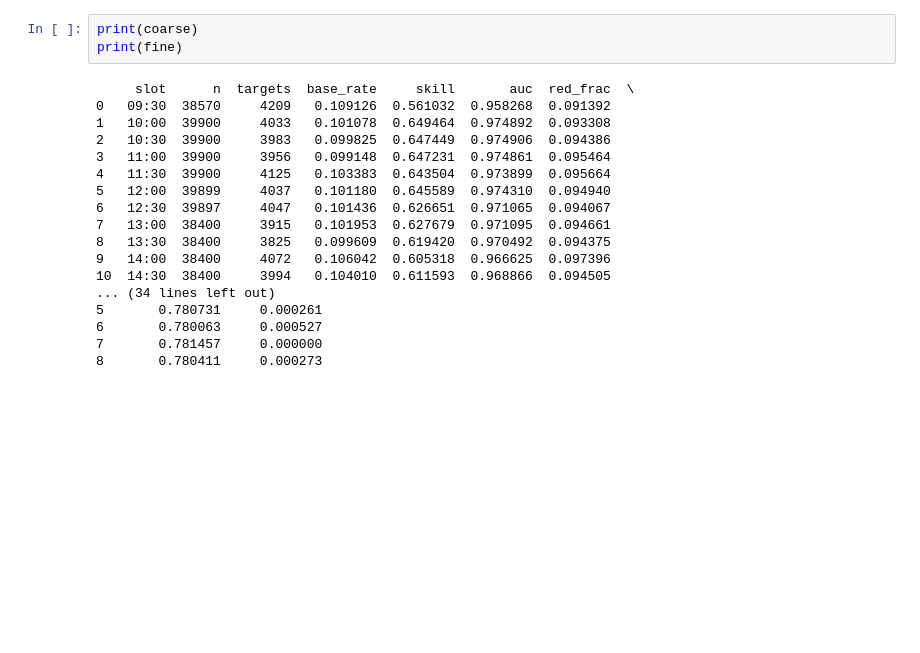
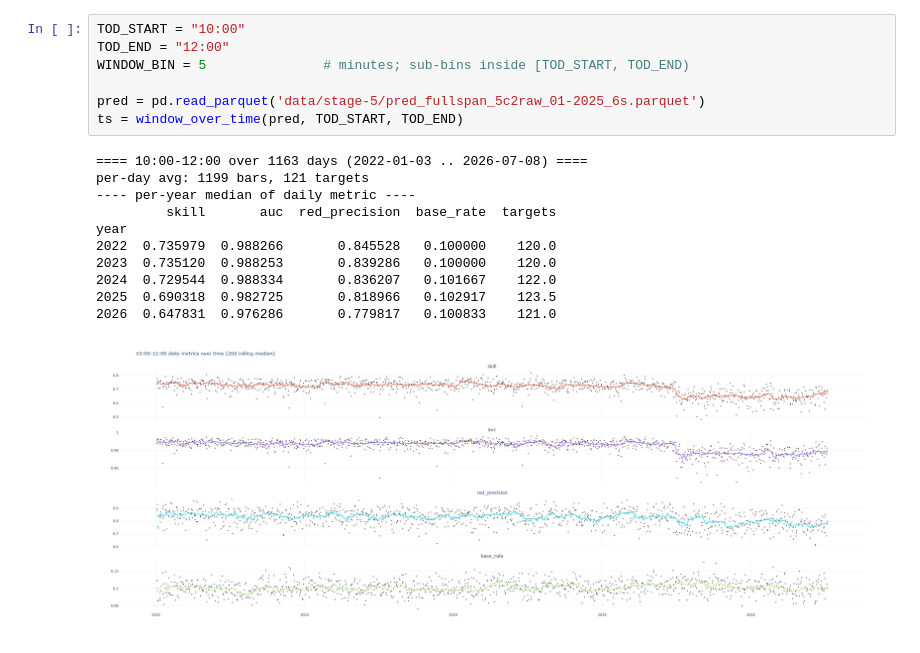
Before and after one commit to maxima120/hgt-rl, a Jupyter notebook: mnq-tick/tod_skill.ipynb, the cells around one changed output. Cells and saved outputs as stored; diff of their text form; blank space fills up the shorter version.

Commit message:
scored in-sample years to plot more

```diff
--- a/mnq-tick/tod_skill.ipynb
+++ b/mnq-tick/tod_skill.ipynb
@@ -131,23 +240,21 @@ coarse, fine = run()
 14:30 38400     3994   0.104010 0.611593 0.968866  0.094505       0.761367     0.000222
 [figure]
 # %%
-print(coarse)
-print(fine)
+TOD_START = "10:00"
+TOD_END = "12:00"
+WINDOW_BIN = 5               # minutes; sub-bins inside [TOD_START, TOD_END)
+
+pred = pd.read_parquet('data/stage-5/pred_fullspan_5c2raw_01-2025_6s.parquet')
+ts = window_over_time(pred, TOD_START, TOD_END)
 # %% [output]
-     slot      n  targets  base_rate     skill       auc  red_frac  \
-0   09:30  38570     4209   0.109126  0.561032  0.958268  0.091392
-1   10:00  39900     4033   0.101078  0.649464  0.974892  0.093308
-2   10:30  39900     3983   0.099825  0.647449  0.974906  0.094386
-3   11:00  39900     3956   0.099148  0.647231  0.974861  0.095464
-4   11:30  39900     4125   0.103383  0.643504  0.973899  0.095664
-5   12:00  39899     4037   0.101180  0.645589  0.974310  0.094940
-6   12:30  39897     4047   0.101436  0.626651  0.971065  0.094067
-7   13:00  38400     3915   0.101953  0.627679  0.971095  0.094661
-8   13:30  38400     3825   0.099609  0.619420  0.970492  0.094375
-9   14:00  38400     4072   0.106042  0.605318  0.966625  0.097396
-10  14:30  38400     3994   0.104010  0.611593  0.968866  0.094505
-... (34 lines left out)
-5       0.780731     0.000261
-6       0.780063     0.000527
-7       0.781457     0.000000
-8       0.780411     0.000273
+==== 10:00-12:00 over 1163 days (2022-01-03 .. 2026-07-08) ====
+per-day avg: 1199 bars, 121 targets
+---- per-year median of daily metric ----
+         skill       auc  red_precision  base_rate  targets
+year
+2022  0.735979  0.988266       0.845528   0.100000    120.0
+2023  0.735120  0.988253       0.839286   0.100000    120.0
+2024  0.729544  0.988334       0.836207   0.101667    122.0
+2025  0.690318  0.982725       0.818966   0.102917    123.5
+2026  0.647831  0.976286       0.779817   0.100833    121.0
+[figure, added]
```
Also changed, not shown: parts of 2 cells of this notebook, 3 other files.
